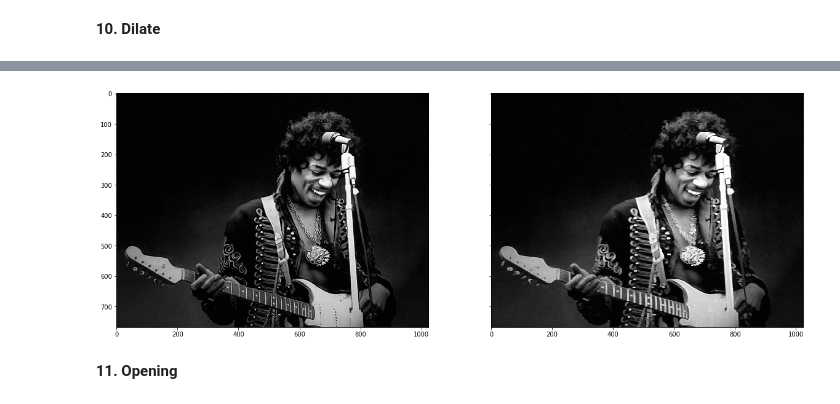
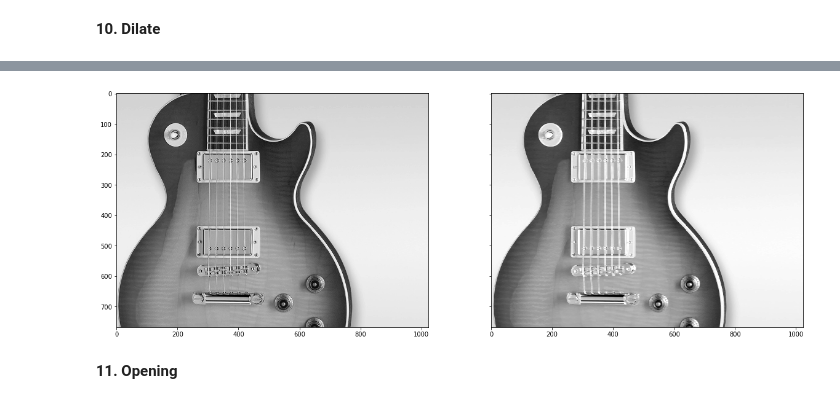
Before and after one commit to bryanblancas/ImageAnalysis, a Jupyter notebook: P5_LatticeMathematicalMorphology/IA_05_2016630031_BPBI.ipynb, the cells around one changed output, grey strips where cells are left out. Drawn from its saved outputs; the diff is of its cells as text; code cells hidden in the pictures.

```diff
--- a/P5_LatticeMathematicalMorphology/IA_05_2016630031_BPBI.ipynb
+++ b/P5_LatticeMathematicalMorphology/IA_05_2016630031_BPBI.ipynb
@@ -409,11 +409,11 @@ Wall time: 5.83 s
 **10. Dilate**
 # %%
 print("\n\nCalculating dilate...")
-%time gdilate = dilate(image2, amap_reflected)
+%time gdilate = dilate(image1, amap_reflected)
 %time gdilate = dilate(gdilate, amap)
 
 f, axarr = plt.subplots(1,2, figsize=(20,20), sharey=True)
-axarr[0].imshow(image2, cmap = 'gray')
+axarr[0].imshow(image1, cmap = 'gray')
 axarr[1].imshow(gdilate, cmap = 'gray')
 plt.show()
 # %% [output]
@@ -425,4 +425,4 @@ Wall time: 5.7 s
-[figure, old version]
+[figure, new version]
 # %% [markdown]
 **11. Opening**
 # %%
```
Also changed, not shown: parts of 7 cells of this notebook.
